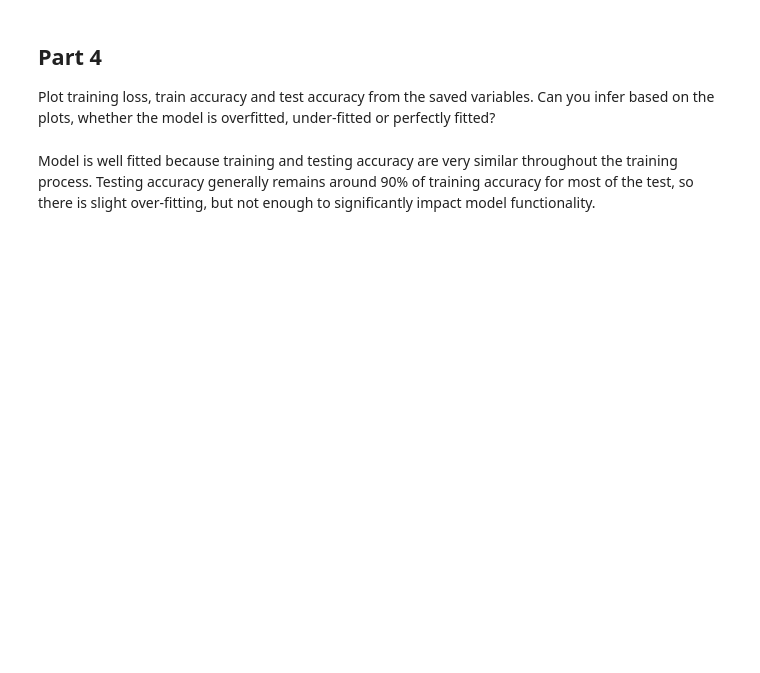
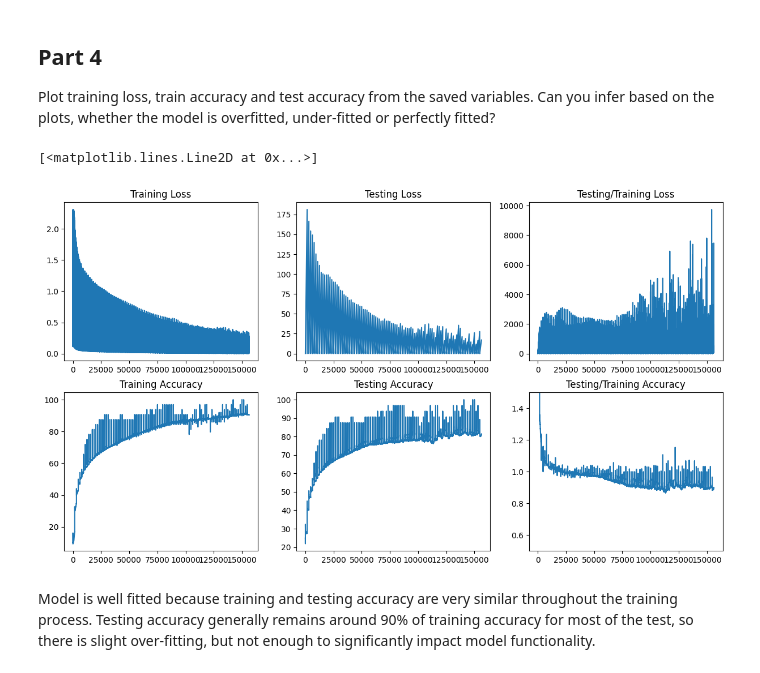
Before and after one commit to eshim009-ucr/ee243_project, a Jupyter notebook: train/minimobilenet.ipynb, the cells around one changed output. Cells and saved outputs as stored; diff of their text form; code cells hidden in the pictures; blank space fills up the shorter version.

```diff
--- a/train/minimobilenet.ipynb
+++ b/train/minimobilenet.ipynb
@@ -39,16 +39,14 @@ class ConvNet(nn.Module):
 		self.pool = nn.MaxPool2d(kernel_size=2, stride=2)
 		self.conv2 = DwConv(in_channels=6, out_channels=16, kernel_size=3)
 		self.fc1 = nn.Linear(in_features=16*7*7, out_features=84)
-		# self.fc2 = nn.Linear(in_features=120, out_features=84)
-		self.fc3 = nn.Linear(in_features=84, out_features=10)
+		self.fc2 = nn.Linear(in_features=84, out_features=10)
 
 	def forward(self, x):
 		x = self.pool(F.relu(self.conv1(x)))
 		x = self.pool(F.relu(self.conv2(x)))
 		x = x.view(-1, 16*7*7)
 		x = F.relu(self.fc1(x))
-		# x = F.relu(self.fc2(x))
-		out = self.fc3(x)
+		out = self.fc2(x)
 		return out
 # %% [markdown]
 ## Part 2
@@ -236,18 +252,22 @@ Plot training loss, train accuracy and test accuracy from the saved variables. C
 # %%
 import matplotlib.pyplot as plt
 fig, axs = plt.subplots(2, 3, figsize=(15,8))
 axs[0,0].set_title("Training Loss")
 axs[0,0].plot(train_loss)
 axs[0,1].set_title("Testing Loss")
 axs[0,1].plot(test_loss)
 axs[0,2].set_title("Testing/Training Loss")
 axs[0,2].plot(np.array(test_loss) / np.array(train_loss))
 axs[1,0].set_title("Training Accuracy")
 axs[1,0].plot(train_accuracy)
 axs[1,1].set_title("Testing Accuracy")
 axs[1,1].plot(test_accuracy)
 axs[1,2].set_title("Testing/Training Accuracy")
+axs[1,2].set_ylim([0.5, 1.5])
 axs[1,2].plot(np.array(test_accuracy) / np.array(train_accuracy))
+# %% [output]
+[<matplotlib.lines.Line2D at 0x...>]
+[figure, added]
 # %% [markdown]
 Model is well fitted because training and testing accuracy are very similar throughout the training process. Testing accuracy generally remains around 90% of training accuracy for most of the test, so there is slight over-fitting, but not enough to significantly impact model functionality.
 # %%
```
Also changed, not shown: parts of 2 cells of this notebook.
